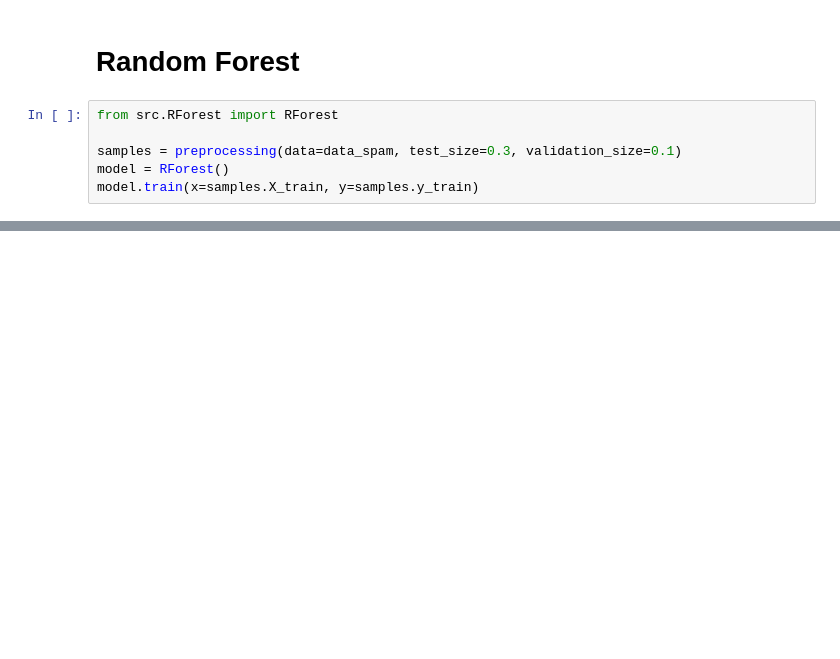
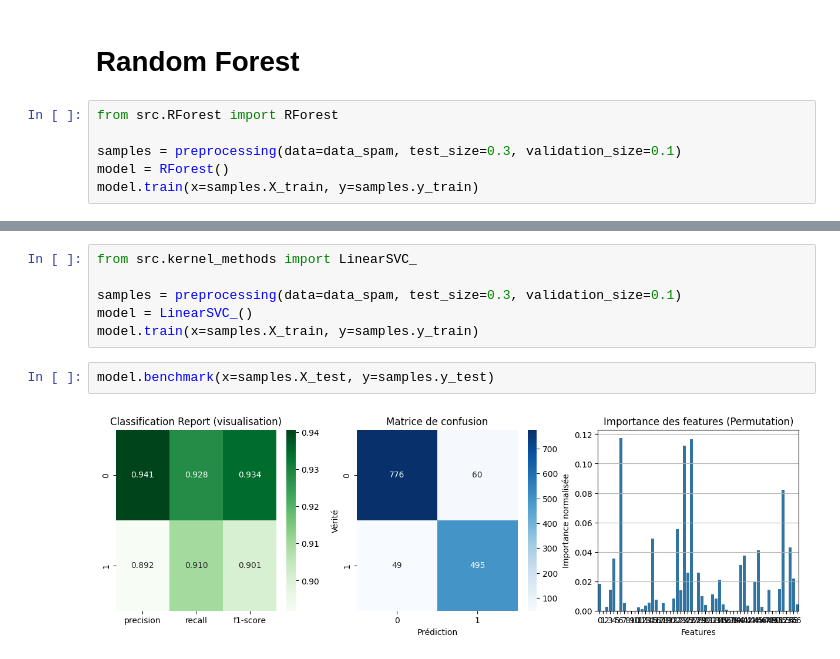
Before and after one commit to RemiBBX/ml-diabetes-spam-prediction, a Jupyter notebook: SPAM_Visualization.ipynb, the cells around one changed output, grey strips where cells are left out. Drawn from its saved outputs; the diff is of its cells as text; blank space fills up the shorter version.

```diff
--- a/SPAM_Visualization.ipynb
+++ b/SPAM_Visualization.ipynb
@@ -306,0 +309,10 @@ model.benchmark(x=samples.X_validation, y=samples.y_validation)
+# %%
+from src.kernel_methods import LinearSVC_
+
+samples = preprocessing(data=data_spam, test_size=0.3, validation_size=0.1)
+model = LinearSVC_()
+model.train(x=samples.X_train, y=samples.y_train)
+# %%
+model.benchmark(x=samples.X_test, y=samples.y_test)
+# %% [output]
+[figure, added]
```
Also changed, not shown: parts of 3 cells of this notebook, 1 other file.
